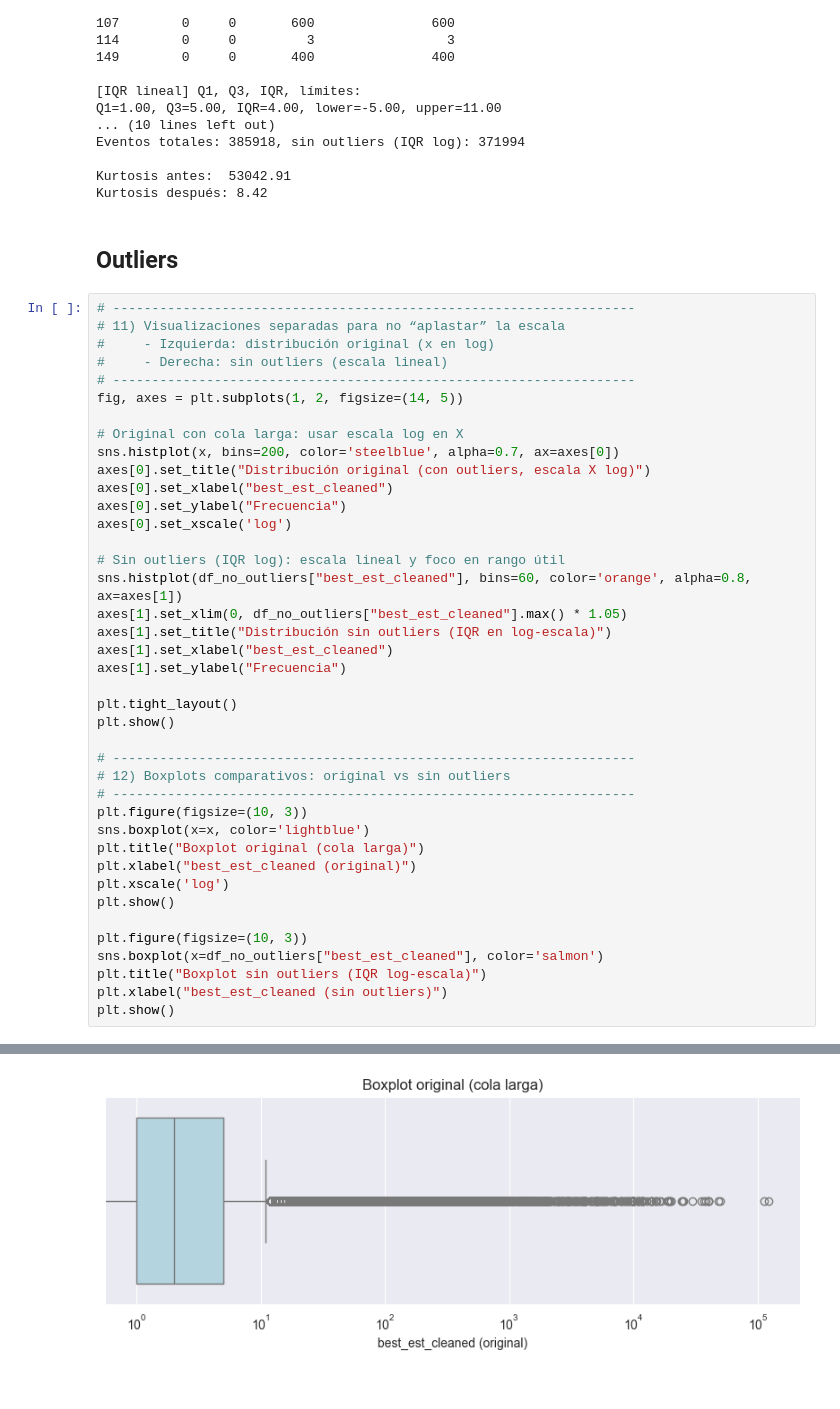
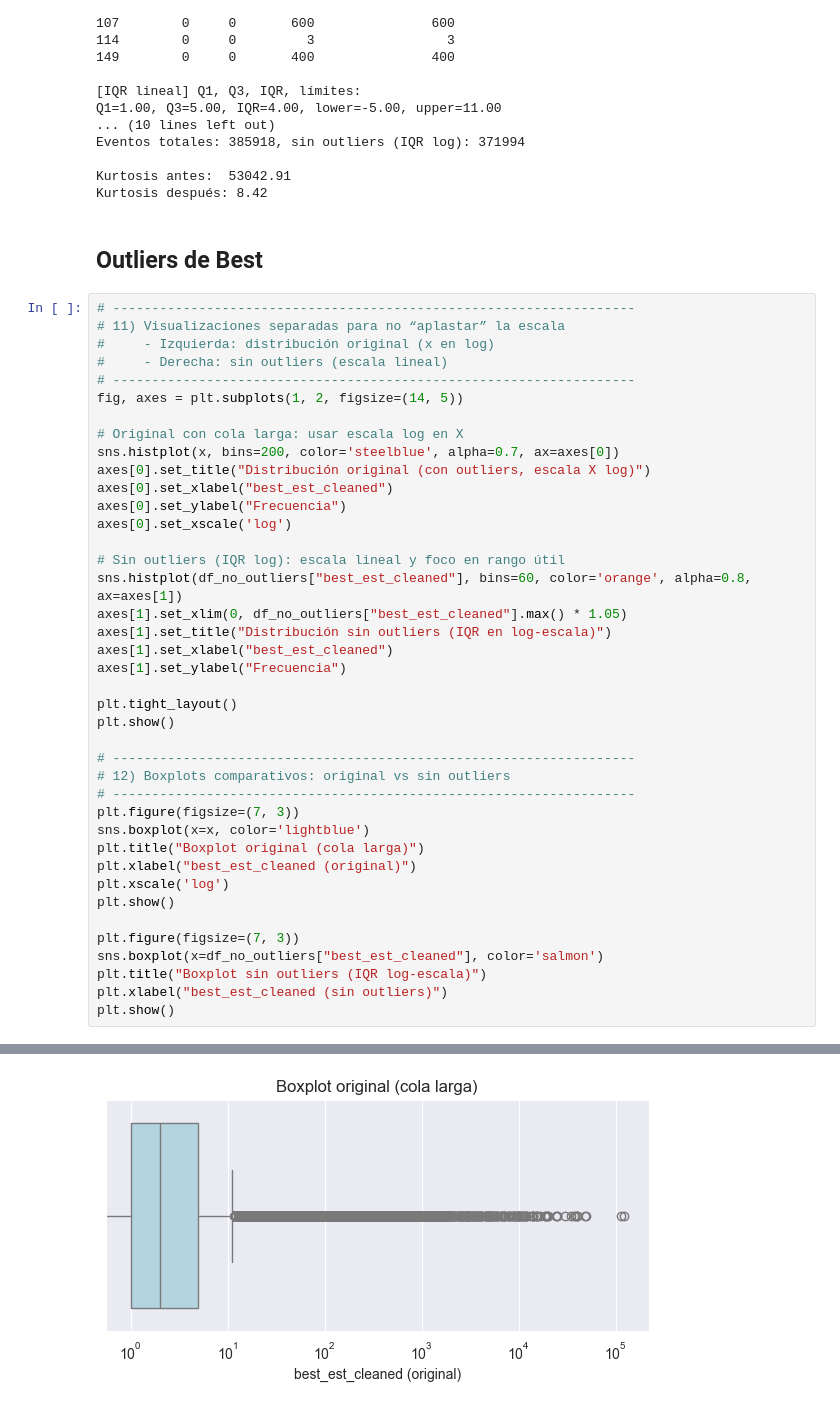
Before and after one commit to jpskobalski/tp_analisis_de_datos, a Jupyter notebook: Outliers.ipynb, the cells around one changed output, grey strips where cells are left out. Drawn from its saved outputs; the diff is of its cells as text.

```diff
--- a/Outliers.ipynb
+++ b/Outliers.ipynb
@@ -184,7 +184,7 @@ Eventos totales: 385918, sin outliers (IQR log): 371994
 Kurtosis antes:  53042.91
 Kurtosis después: 8.42
 # %% [markdown]
-## Outliers
+## Outliers de Best
 # %%
 # -------------------------------------------------------------------
 # 11) Visualizaciones separadas para no “aplastar” la escala
@@ -198,33 +198,33 @@ sns.histplot(x, bins=200, color='steelblue', alpha=0.7, ax=axes[0])
 axes[0].set_title("Distribución original (con outliers, escala X log)")
 axes[0].set_xlabel("best_est_cleaned")
 axes[0].set_ylabel("Frecuencia")
 axes[0].set_xscale('log')
 
 # Sin outliers (IQR log): escala lineal y foco en rango útil
 sns.histplot(df_no_outliers["best_est_cleaned"], bins=60, color='orange', alpha=0.8, ax=axes[1])
 axes[1].set_xlim(0, df_no_outliers["best_est_cleaned"].max() * 1.05)
 axes[1].set_title("Distribución sin outliers (IQR en log-escala)")
 axes[1].set_xlabel("best_est_cleaned")
 axes[1].set_ylabel("Frecuencia")
 
 plt.tight_layout()
 plt.show()
 
 # -------------------------------------------------------------------
 # 12) Boxplots comparativos: original vs sin outliers
 # -------------------------------------------------------------------
-plt.figure(figsize=(10, 3))
+plt.figure(figsize=(7, 3))
 sns.boxplot(x=x, color='lightblue')
 plt.title("Boxplot original (cola larga)")
 plt.xlabel("best_est_cleaned (original)")
 plt.xscale('log')
 plt.show()
 
-plt.figure(figsize=(10, 3))
+plt.figure(figsize=(7, 3))
 sns.boxplot(x=df_no_outliers["best_est_cleaned"], color='salmon')
 plt.title("Boxplot sin outliers (IQR log-escala)")
 plt.xlabel("best_est_cleaned (sin outliers)")
 plt.show()
 # %% [output]
 [figure]
-[figure, old version]
+[figure, new version]
```
Also changed, not shown: parts of 9 cells of this notebook.
